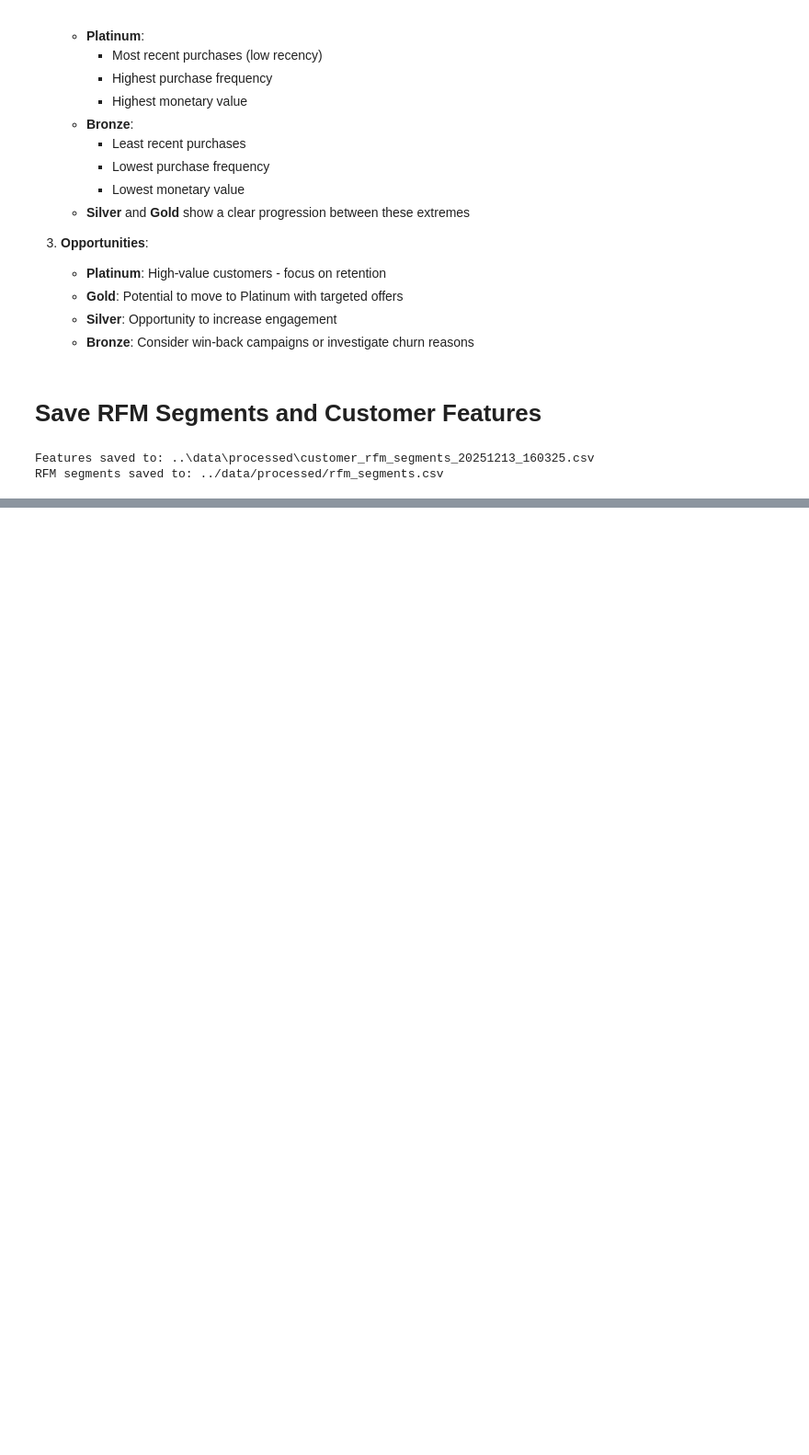
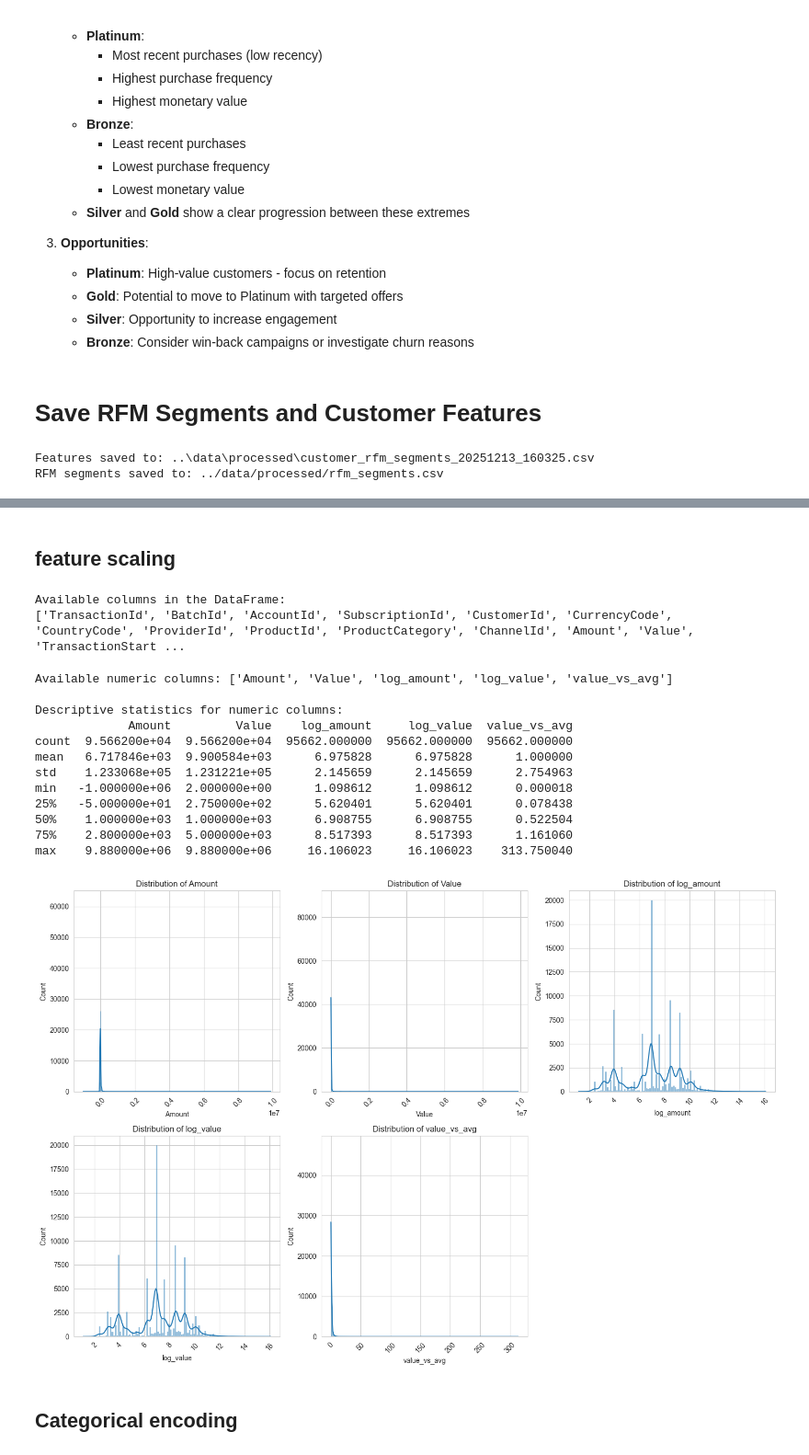
Before and after one commit to soltsega/Week-4_Credit_Risk, a Jupyter notebook: notebooks/feature_engineering.ipynb, the cells around one changed output, grey strips where cells are left out. Shown at 92% size. Saved outputs shown, nothing was run; the diff lists cells and outputs as text; code cells hidden in the pictures; blank space fills up the shorter version.

```diff
--- a/notebooks/feature_engineering.ipynb
+++ b/notebooks/feature_engineering.ipynb
@@ -573,0 +682,46 @@ RFM segments saved to: ../data/processed/rfm_segments.csv
+# %% [markdown]
+## feature scaling
+# %%
+# Check available columns
+print("Available columns in the DataFrame:")
+print(df.columns.tolist())
+# %% [output]
+Available columns in the DataFrame:
+['TransactionId', 'BatchId', 'AccountId', 'SubscriptionId', 'CustomerId', 'CurrencyCode', 'CountryCode', 'ProviderId', 'ProductId', 'ProductCategory', 'ChannelId', 'Amount', 'Value', 'TransactionStart ...
+# %%
+# Cell 1: Check numeric columns
+numeric_cols = ['Amount', 'Value', 'log_amount', 'log_value', 'value_vs_avg']
+print("Available numeric columns:", numeric_cols)
+
+# Cell 2: Get descriptive statistics
+print("\nDescriptive statistics for numeric columns:")
+print(df[numeric_cols].describe())
+
+# Cell 3: Visualize distributions
+import matplotlib.pyplot as plt
+import seaborn as sns
+
+plt.figure(figsize=(15, 10))
+for i, col in enumerate(numeric_cols, 1):
+    plt.subplot(2, 3, i)
+    sns.histplot(df[col], kde=True)
+    plt.title(f'Distribution of {col}')
+    plt.xticks(rotation=45)
+plt.tight_layout()
+plt.show()
+# %% [output]
+Available numeric columns: ['Amount', 'Value', 'log_amount', 'log_value', 'value_vs_avg']
+
+Descriptive statistics for numeric columns:
+             Amount         Value    log_amount     log_value  value_vs_avg
+count  9.566200e+04  9.566200e+04  95662.000000  95662.000000  95662.000000
+mean   6.717846e+03  9.900584e+03      6.975828      6.975828      1.000000
+std    1.233068e+05  1.231221e+05      2.145659      2.145659      2.754963
+min   -1.000000e+06  2.000000e+00      1.098612      1.098612      0.000018
+25%   -5.000000e+01  2.750000e+02      5.620401      5.620401      0.078438
+50%    1.000000e+03  1.000000e+03      6.908755      6.908755      0.522504
+75%    2.800000e+03  5.000000e+03      8.517393      8.517393      1.161060
+max    9.880000e+06  9.880000e+06     16.106023     16.106023    313.750040
+[figure, added]
+# %% [markdown]
+## Categorical encoding
```
Also changed, not shown: parts of 31 cells of this notebook.
